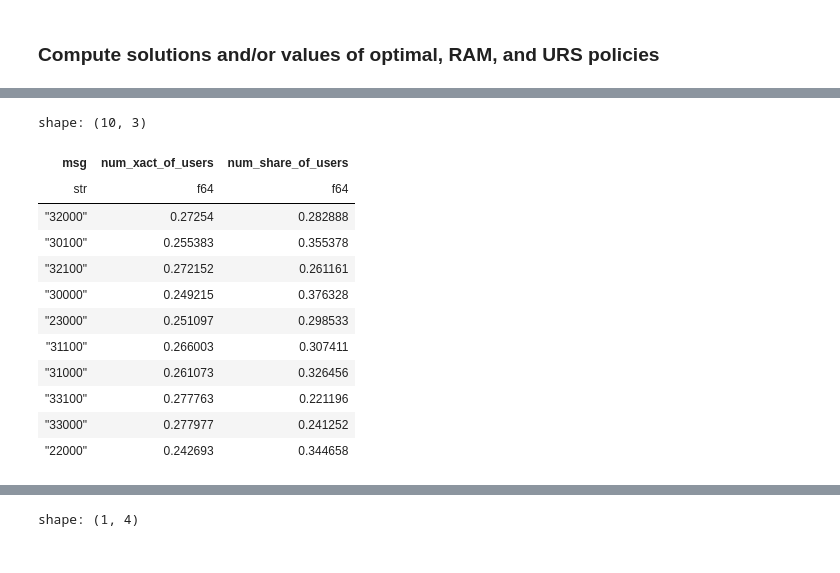
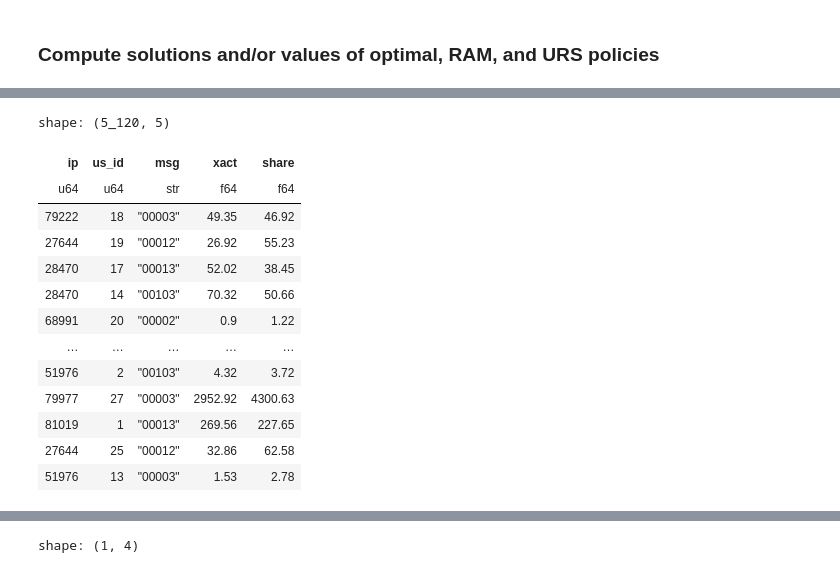
Before and after one commit to shinomi-lab/diffusion_seokyeong, a Jupyter notebook: analysis/sample.ipynb, the cells around one changed output, grey strips where cells are left out. Drawn from its saved outputs; the diff is of its cells as text; code cells hidden in the pictures.

Commit message:
analysis data

```diff
--- a/analysis/sample.ipynb
+++ b/analysis/sample.ipynb
@@ -4,13 +4,13 @@
 # read parquet file
 import polars as pl
 # df = pl.read_parquet("../../experiments/16_10_result.parquet")
-df = pl.read_parquet("../../experiments/twitter_81306/result.parquet")
+df = pl.read_parquet("/Users/shinomilab-mac-pro/seokyeong/diffusion_seokyeong/test/twitter.parquet")
 print(df)
 
 # read metadata of the parquet file
 import pyarrow.parquet as pq
 # meta = pq.read_metadata("../test/result.parquet")
-meta = pq.read_metadata("../../experiments/twitter_81306/result.parquet")
+meta = pq.read_metadata("/Users/shinomilab-mac-pro/seokyeong/diffusion_seokyeong/test/twitter.parquet")
 
 # You can check versions depending on libraries
 print(meta.metadata)
@@ -185,6 +244,6 @@ shape: (1, 1)
 # read parquet file
 import polars as pl
 # user_analysis= pl.read_parquet("../../experiments/user_analysis.parquet")
-user_analysis= pl.read_parquet("../../experiments/twitter_81306/user_analysis.parquet")
+user_analysis= pl.read_parquet("/Users/shinomilab-mac-pro/seokyeong/diffusion_seokyeong/test/twitter_user_analysis.parquet")
 user_analysis
 # %% [output]
@@ -223,10 +264,11 @@ shape: (51_300, 6)
 # %%
-ram_msg = (lf_rob_details.lazy().select(pl.col("msg")).collect())
-ram_msg_list = ram_msg["msg"][:10].to_list()
-# ram_msg_us_an = user_analysis.lazy().filter(pl.col("msg").is_in(ram_msg_list)).collect()
+ram_msg = (lf_rob_details.lazy().filter(pl.col("mean_num_xact")>800).select(pl.col("msg")).collect())
+ram_msg_list =ram_msg["msg"].to_list()
 
-reverse_msg_list = ram_msg["msg"][-10:].to_list()
-# reverse_msg_us_an = user_analysis.lazy().filter(pl.col("msg").is_in(reverse_msg_list)).collect()
+ram_msg_us_an = user_analysis.lazy().filter(pl.col("msg").is_in(ram_msg_list)).collect()
+
+# # reverse_msg_list = lf_rob_details.lazy().sort("mean_num_xact",descending=True).select(pl.col("msg"))[-10:].to_list()
+# # reverse_msg_us_an = user_analysis.lazy().filter(pl.col("msg").is_in(reverse_msg_list)).collect()
 # %%
 ram_msg_list
 # %% [output]
@@ -310,20 +330,20 @@ shape: (11_085_028, 6)
 # %%
-action_stats_per_msg = (ram_msg.lazy().filter(pl.col("msg").is_in(ram_msg_list)).group_by("msg").agg(
-    pl.col("num_xact_of_users").mean(),
-    pl.col("num_share_of_users").mean())
-)
-action_stats_per_msg.collect()
+ram_xact_share= (user_analysis.lazy().filter(pl.col("msg").is_in(ram_msg_list))
+.group_by(["ip","us_id","msg"]).agg(pl.col("num_xact_of_users").sum().alias("xact"),pl.col("num_share_of_users").sum().alias("share"))
+).collect()
+ram_xact_share
 # %% [output]
-shape: (10, 3)
+shape: (5_120, 5)
-| msg | num_xact_of_users | num_share_of_users |
-| str | f64 | f64 |
-| "32000" | 0.27254 | 0.282888 |
-| "30100" | 0.255383 | 0.355378 |
-| "32100" | 0.272152 | 0.261161 |
-| "30000" | 0.249215 | 0.376328 |
-| "23000" | 0.251097 | 0.298533 |
-| "31100" | 0.266003 | 0.307411 |
-| "31000" | 0.261073 | 0.326456 |
-| "33100" | 0.277763 | 0.221196 |
-| "33000" | 0.277977 | 0.241252 |
-| "22000" | 0.242693 | 0.344658 |
+| ip | us_id | msg | xact | share |
+| u64 | u64 | str | f64 | f64 |
+| 79222 | 18 | "00003" | 49.35 | 46.92 |
+| 27644 | 19 | "00012" | 26.92 | 55.23 |
+| 28470 | 17 | "00013" | 52.02 | 38.45 |
+| 28470 | 14 | "00103" | 70.32 | 50.66 |
+| 68991 | 20 | "00002" | 0.9 | 1.22 |
+| … | … | … | … | … |
+| 51976 | 2 | "00103" | 4.32 | 3.72 |
+| 79977 | 27 | "00003" | 2952.92 | 4300.63 |
+| 81019 | 1 | "00013" | 269.56 | 227.65 |
+| 27644 | 25 | "00012" | 32.86 | 62.58 |
+| 51976 | 13 | "00003" | 1.53 | 2.78 |
```
Also changed, not shown: parts of 46 cells of this notebook.
